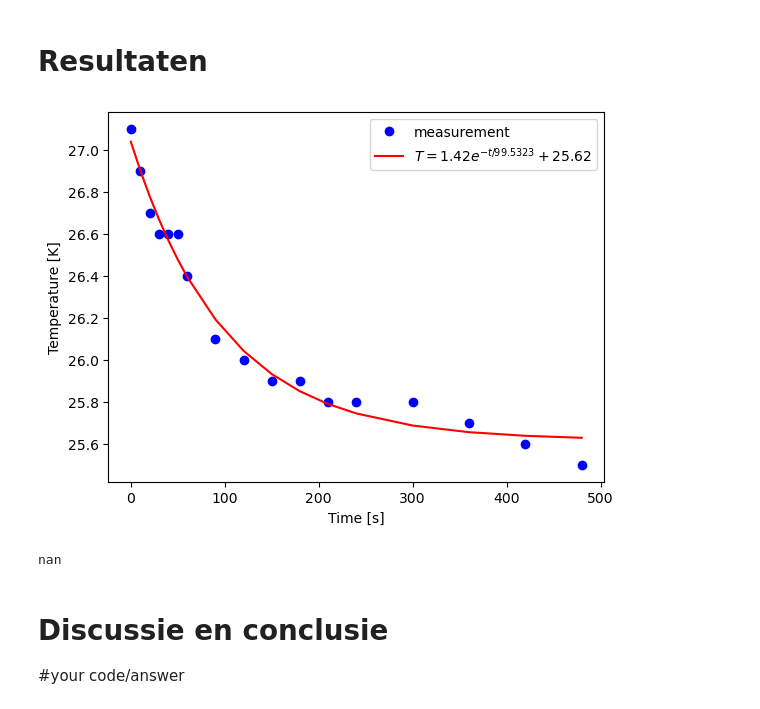
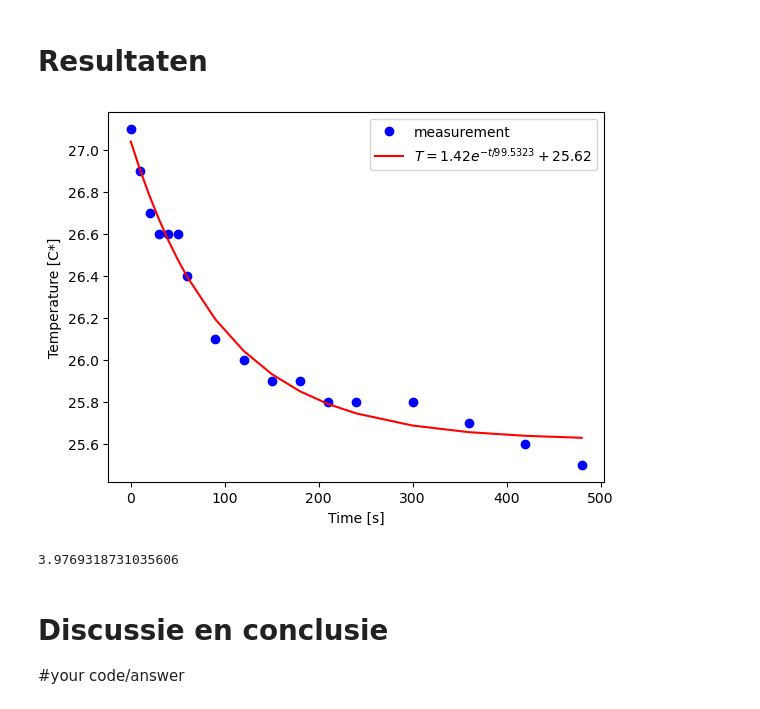
Before and after one commit to Radin-yo/Hebben-we-een-groepsnummer-, a Jupyter notebook: Content/Labs/koelbuis.ipynb, the cells around one changed output. Drawn from its saved outputs; the diff is of its cells as text; code cells hidden in the pictures.

```diff
--- a/Content/Labs/koelbuis.ipynb
+++ b/Content/Labs/koelbuis.ipynb
@@ -180,8 +180,8 @@ def exp_func(t, A, tau, T_omg):
     # T_omg is de omgevingstemperatuur
     return (A * np.exp(-t/tau) + T_omg)
 
-buitenoppervlak = 0.0 # bepaal zelf in m^2
-warmtecapaciteit = 0.0 # bepaal de warmtecapaciteit in J/K
+buitenoppervlak = 0.0096 # bepaal zelf in m^2
+warmtecapaciteit = 3.8 # bepaal de warmtecapaciteit in J/K
 
 times = np.array([0,10,20,30,40,50,60,90,120,150,180,210,240,300,360,420,480])
 times_dop = np.array([0, 30, 60, 90, 120,180,240,300,420,630,930])
@@ -189,39 +189,38 @@ temps = np.array([27.1,26.9,26.7,26.6,26.6,26.6,26.4, 26.1, 26.0,25.9,25.9,25.8,
 temps_dop = np.array([37.5,36.1,34.7,33.1,32.0,30.1,28.8,27.8,26.6,26.0,26.0])
 
 
 # pas beginwaardes aan naar schattig
 # Het aantal maxfev moet wellicht hoger voor goede convergentie van de waarde
 popt, pocv = curve_fit(exp_func, times, temps, p0=[50, 1000, 20], maxfev=5000)
-val, cov = curve_fit(epx_func, times_dop, temps_dop,  p0=[50, 1000, 20], maxfev=5000)
+val, cov = curve_fit(exp_func, times_dop, temps_dop,  p0=[50, 1000, 20], maxfev=5000)
 A_exp, tau_exp, T_omg_exp = popt
 A_exp2, tau_exp2, T_omg_exp2 = val
 y_fit = exp_func(times, *popt)
 y_fit2 = exp_func(times, *val)
 
 plt.figure()
 plt.xlabel('Time [s]')
 plt.ylabel('Temperature [C*]')
 
 plt.plot(times, temps, 'bo', label='measurement')
 plt.plot(times, y_fit, 'r-',
          label='$T = %0.2f e^{-t/%0.4f} + %0.2f$' % (A_exp, tau_exp, T_omg_exp))
 
 plt.legend()
+plt.savefig("koelbuis.png", dpi=450)
 
 plt.show()
 
-plt.figure()
-plt.xlabel('Time [s]')
-plt.ylabel('Temperature [C*]')
+
 h_exp = (warmtecapaciteit) / (tau_exp * buitenoppervlak)
 
 print(h_exp) # warmteoverdrachtscoëfficiënt in W/m^2 K
 # Sla figuren op met
 #
 # plt.savefig("Figuren/naam.png", dpi=450)
 # %% [output]
-[figure, old version]
+[figure, new version]
-nan
+3.9769318731035606
 # %% [markdown]
 # Discussie en conclusie
 
```
Also changed, not shown: 5 other files.
